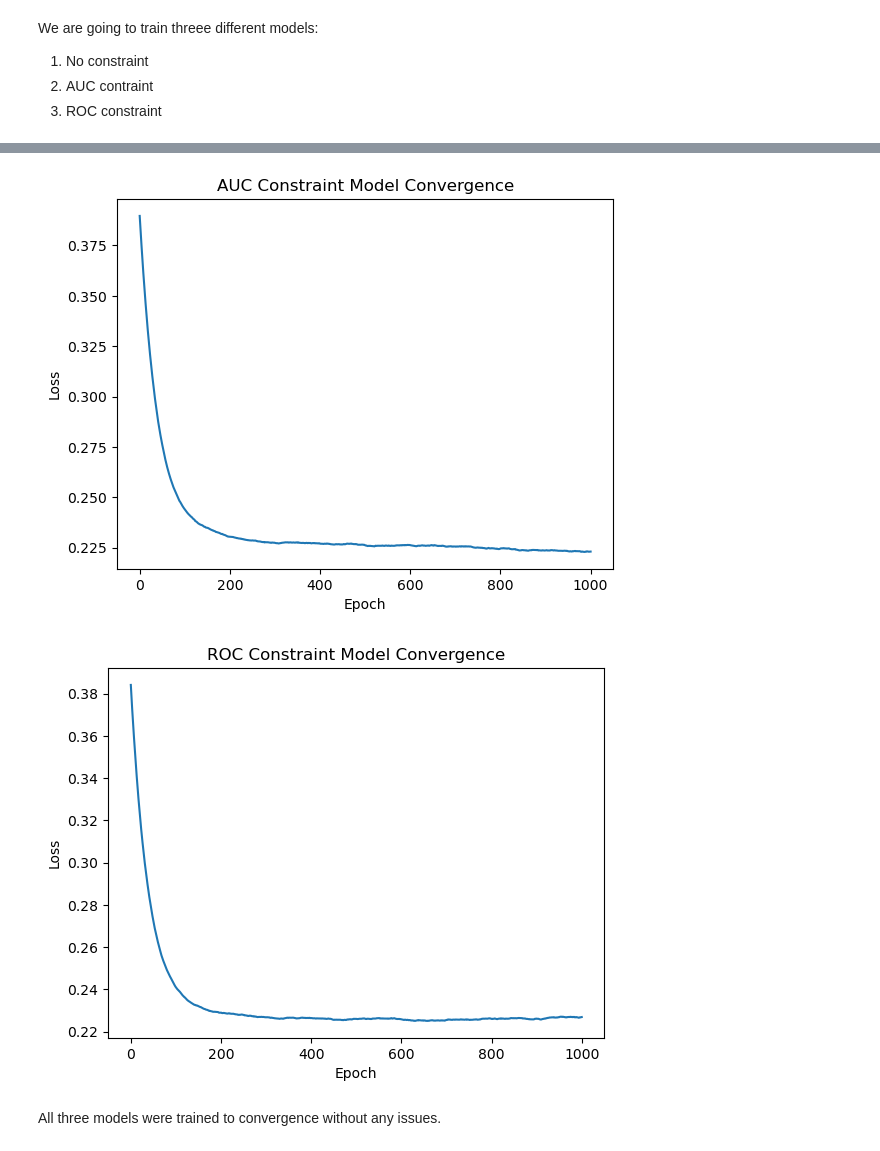
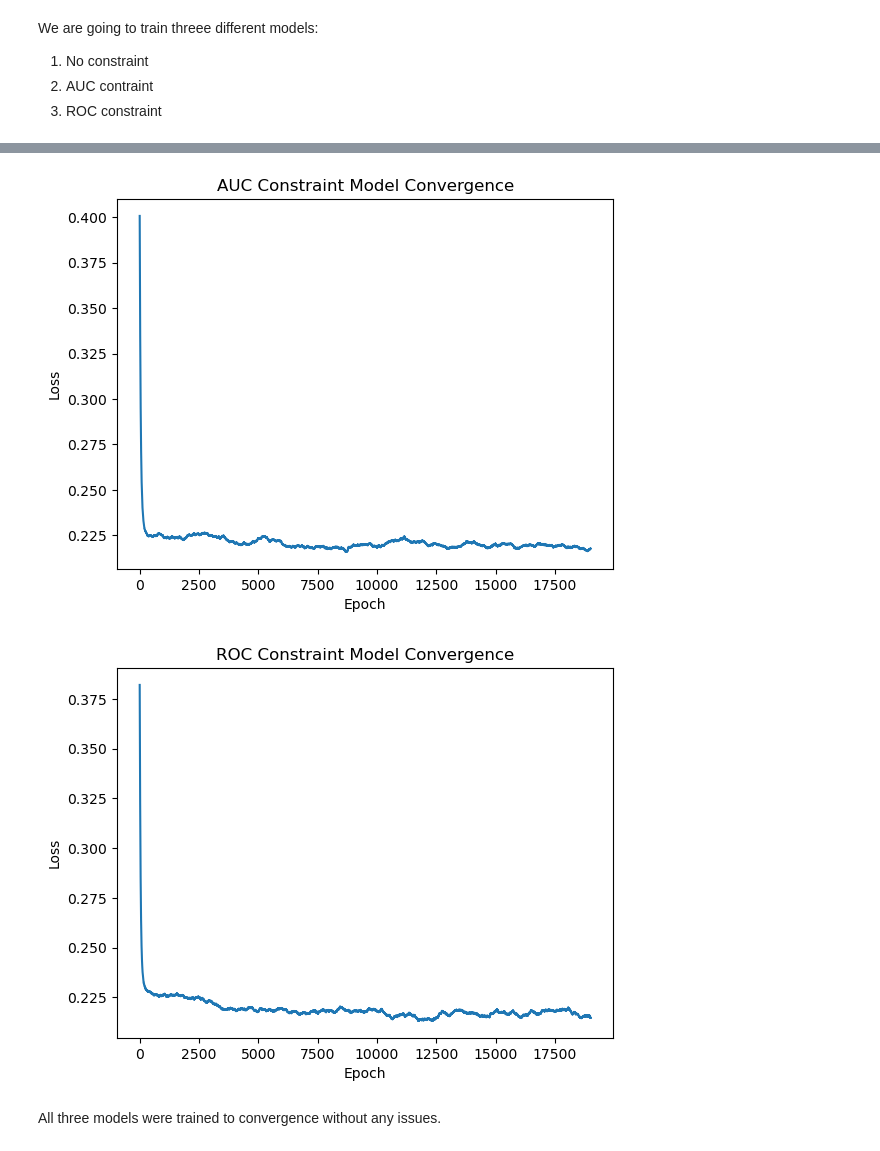
Before and after one commit to alexandremr01/roc-fairness-constraints, a Jupyter notebook: roc_fairness.ipynb, the cells around one changed output, grey strips where cells are left out. Drawn from its saved outputs; the diff is of its cells as text; code cells hidden in the pictures.

```diff
--- a/roc_fairness.ipynb
+++ b/roc_fairness.ipynb
@@ -371,10 +378,10 @@ plt.show()
 # %%
-aucloss = AUCLoss(lambd=0.5, adapt_step=0.01)
+aucloss = AUCLoss(lambd=0.25, adapt_step=0.01)
 model_auc, history = train_model(
     loss_calculator=aucloss,
     lr=1e-3,
     coef_regularization=0.05,
-    n_epochs=2000
+    n_epochs=20000
 )
 
 plt.plot(moving_average(history))
@@ -383,23 +390,23 @@ plt.ylabel('Loss')
 plt.title('AUC Constraint Model Convergence')
 plt.show()
 # %% [output]
-[figure, old version]
+[figure, new version]
 # %%
 rocloss = ROCLoss(lambd=0.25, adapt_step_t=0.001, adapt_step_c=0.01)
 model_roc, history = train_model(
     loss_calculator=rocloss,
     lr=1e-3,
     coef_regularization=0.05,
-    n_epochs=2000
+    n_epochs=20000
 )
 
 plt.plot(moving_average(history))
 plt.xlabel('Epoch')
 plt.ylabel('Loss')
 plt.title('ROC Constraint Model Convergence')
 plt.show()
 # %% [output]
-[figure, old version]
+[figure, new version]
 # %% [markdown]
 All three models were trained to convergence without any issues.
 # %% [markdown]
```
Also changed, not shown: parts of 10 cells of this notebook.
